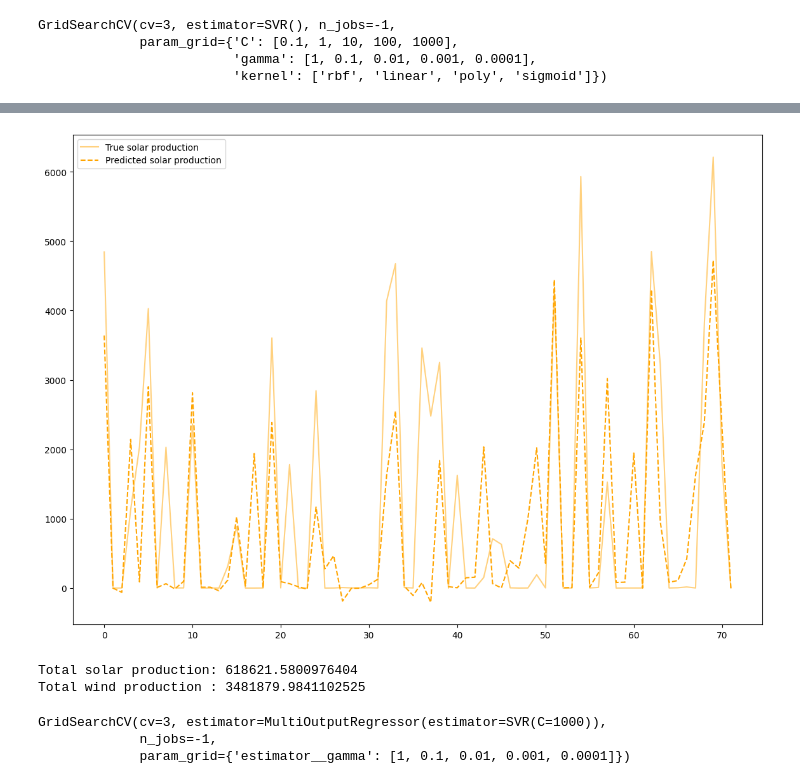
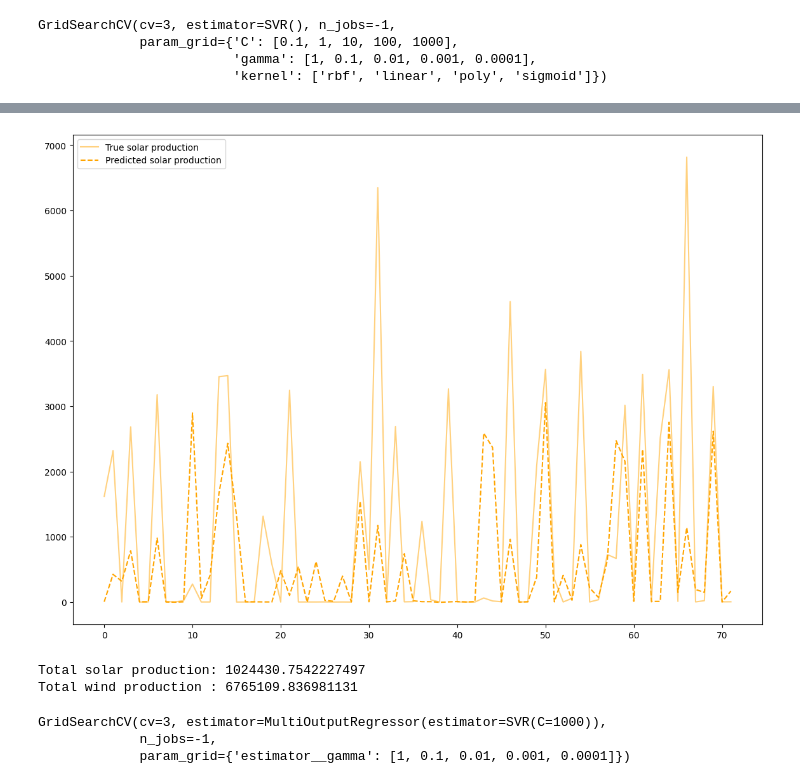
Before and after one commit to ibrahimmkhalid/data-228-project, a Jupyter notebook: model_svm.sync.ipynb, the cells around one changed output, grey strips where cells are left out. Drawn from its saved outputs; the diff is of its cells as text; code cells hidden in the pictures.

```diff
--- a/model_svm.sync.ipynb
+++ b/model_svm.sync.ipynb
@@ -24,6 +25,6 @@ df.shape
 # %% [output]
 (25771, 9)
 # %%
-df = df.sample(4000, random_state=random_state)
+df = df.sample(8000, random_state=random_state)
 df.shape
 # %% [output]
@@ -69,7 +70,11 @@ display(significant_cols)
 | clouds_all | True | True |
 # %%
-wind_significant_cols = list(k for k, v in significant_cols["production_wind"].items() if v==True)
-solar_significant_cols = list(k for k, v in significant_cols["production_solar"].items() if v==True)
+wind_significant_cols = list(
+    k for k, v in significant_cols["production_wind"].items() if v == True
+)
+solar_significant_cols = list(
+    k for k, v in significant_cols["production_solar"].items() if v == True
+)
 
 print("Wind significant columns:", wind_significant_cols)
 print("Solar significant columns:", solar_significant_cols)
@@ -92,5 +97,7 @@ X.head()
 # %%
-X_train, X_test, y_train, y_test = train_test_split(X, y, test_size=0.2, random_state=random_state)
+X_train, X_test, y_train, y_test = train_test_split(
+    X, y, test_size=0.2, random_state=random_state
+)
 # %%
 y_wind_train = y_train["production_wind"]
 y_solar_train = y_train["production_solar"]
@@ -105,7 +112,7 @@ X_solar_test = X_test[solar_significant_cols]
 grid_params = {
     "C": [0.1, 1, 10, 100, 1000],
     "gamma": [1, 0.1, 0.01, 0.001, 0.0001],
-    "kernel": ["rbf", "linear", "poly", "sigmoid"]
+    "kernel": ["rbf", "linear", "poly", "sigmoid"],
 }
 # %%
 grid_search_wind = GridSearchCV(SVR(), grid_params, refit=True, n_jobs=-1, cv=3)
@@ -159,17 +177,28 @@ plt.show()
 # %%
 plt.figure(figsize=(14, 10))
-plt.plot(y_solar_test.to_list()[:range_n], label="True solar production", color="orange", linestyle="solid", alpha=0.5)
-plt.plot(y_solar_pred[:range_n], label="Predicted solar production", color="orange", linestyle="dashed")
+plt.plot(
+    y_solar_test.to_list()[:range_n],
+    label="True solar production",
+    color="orange",
+    linestyle="solid",
+    alpha=0.5,
+)
+plt.plot(
+    y_solar_pred[:range_n],
+    label="Predicted solar production",
+    color="orange",
+    linestyle="dashed",
+)
 plt.legend()
 plt.show()
 # %% [output]
-[figure, old version]
+[figure, new version]
 # %%
 print("Total solar production:", np.sum(y_solar_pred))
 print("Total wind production :", np.sum(y_wind_pred))
 # %% [output]
-Total solar production: 618621.5800976404
-Total wind production : 3481879.9841102525
+Total solar production: 1024430.7542227497
+Total wind production : 6765109.836981131
 # %%
 grid_params = {
     "estimator__gamma": [1, 0.1, 0.01, 0.001, 0.0001],
```
Also changed, not shown: parts of 20 cells of this notebook, 1 other file.
